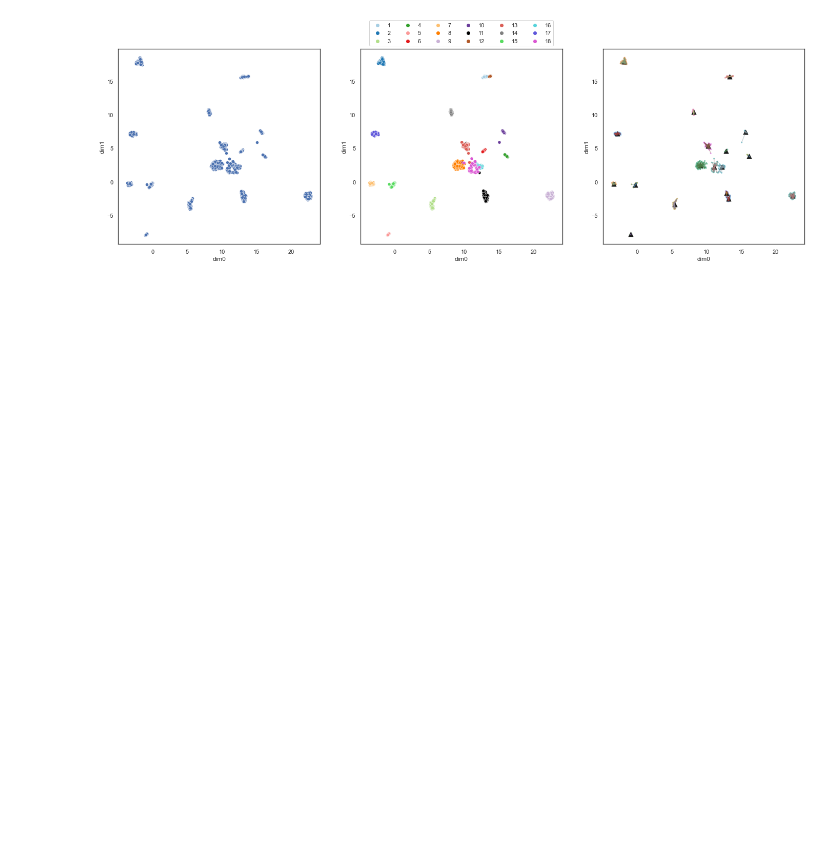
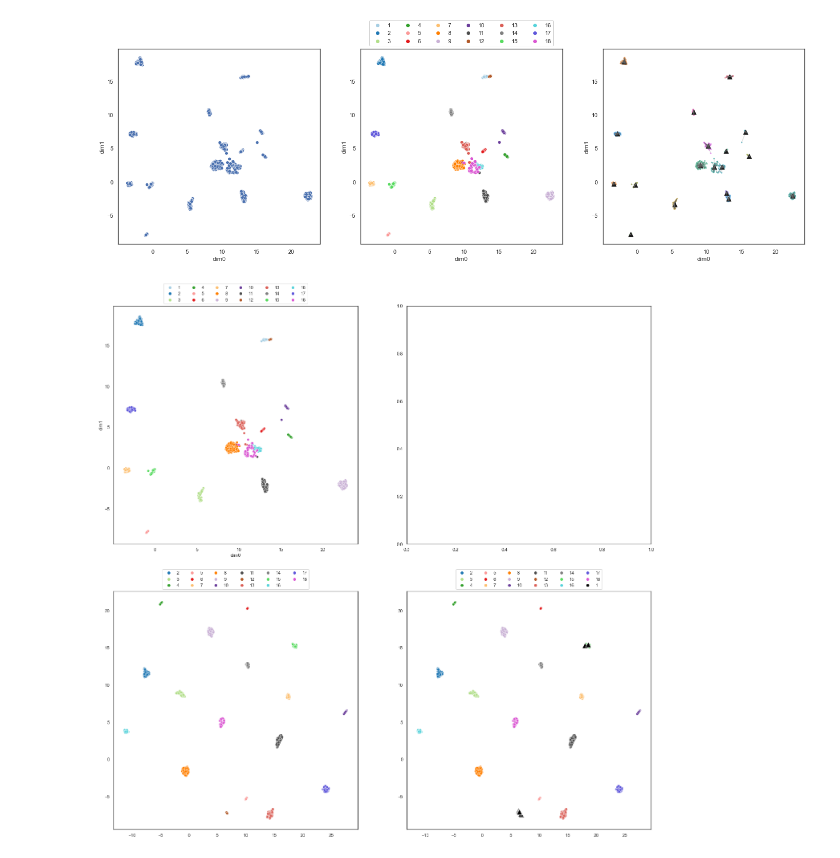
Before and after one commit to Rahul-Brito/infantvoice, a Jupyter notebook: pyannoteTest.ipynb, the cells around one changed output. Drawn from its saved outputs; the diff is of its cells as text; code cells hidden in the pictures; blank space fills up the shorter version.

Commit message:
plotting metric learning points

```diff
--- a/pyannoteTest.ipynb
+++ b/pyannoteTest.ipynb
@@ -497,7 +497,7 @@ sns.scatterplot(x=baby2d.dim0, y=baby2d.dim1, ax=ax[0])
 #fig, ax = plt.subplots(1, figsize=(8,7))
 babycol = sns.color_palette("Paired", len(baby2d.part.unique()))
 babycol[12:]=sns.color_palette("hls", 6)
-babycol[10]=(0,0,0)
+babycol[10]=(0.3,0.3,0.3)
 babycol[13]=(0.5,0.5,0.5)
 sns.scatterplot(x=baby2d.dim0, y=baby2d.dim1, hue=baby2d.part, palette=babycol, ax=ax[1])
 legend1 = ax[1].legend(loc="lower center",bbox_to_anchor=(0.5, 1), ncol=len(baby2d.part.unique())//3)
@@ -512,7 +512,7 @@ legend2.remove()
 for idx, val in X2d.iterrows():
     x = [val.dim0, val.cen_x,]
     y = [val.dim1, val.cen_y]
-    plt.plot(x, y, c=val.c_clust, alpha=0.2)
+    #plt.plot(x, y, c=val.c_clust, alpha=0.2)
     plt.plot(x, y, c='0.4', alpha=0.2)
 
 #plot centroids
@@ -521,6 +521,30 @@ plt.scatter(cen_x, cen_y, marker='^', c='0.1', s=80)
 plt.show()
 # %% [output]
 [figure]
+# %%
+toRemove=1
+
+train_data = baby_re[baby_re.part != toRemove].drop('part', axis=1)
+train_labels = baby_re['part'][baby_re.part != toRemove]
+
+test_data = baby_re[baby_re.part == toRemove].drop('part', axis=1)
+test_labels = baby_re['part'][baby_re.part == toRemove]
+
+mapper = umap.UMAP(n_neighbors=10).fit(train_data, train_labels.to_numpy())
+test_embedding = mapper.transform(test_data)
+# %%
+fig, ax = plt.subplots(nrows=2, ncols=2, figsize=(24,24))
+sns.scatterplot(x=baby2d.dim0, y=baby2d.dim1, hue=baby2d.part, palette=babycol, ax=ax[0,0])
+legend1 = ax[0,0].legend(loc="lower center",bbox_to_anchor=(0.5, 1), ncol=len(baby2d.part.unique())//3)
+
+sns.scatterplot(x=mapper.embedding_[:,0], y=mapper.embedding_[:,1], hue=train_labels, palette=babycol[1:18], ax=ax[1,0])
+legend1 = ax[1,0].legend(loc="lower center",bbox_to_anchor=(0.5, 1), ncol=len(baby2d.part.unique())//3)
+
+sns.scatterplot(x=mapper.embedding_[:,0], y=mapper.embedding_[:,1], hue=train_labels, palette=babycol[1:18], ax=ax[1,1])
+sns.scatterplot(x=test_embedding[:,0], y=test_embedding[:,1], marker='^', hue=test_labels, palette={toRemove:'black'}, s=200, ax=ax[1,1])
+legend1 = ax[1,1].legend(loc="lower center",bbox_to_anchor=(0.5, 1), ncol=len(baby2d.part.unique())//3)
+# %% [output]
+[figure, added]
 # %%
 factors = {'hellos': 3, 'sentences': 5, 'paralysis':5, 'paralysis_emb':3}
 #for dataset in all_data:
```
